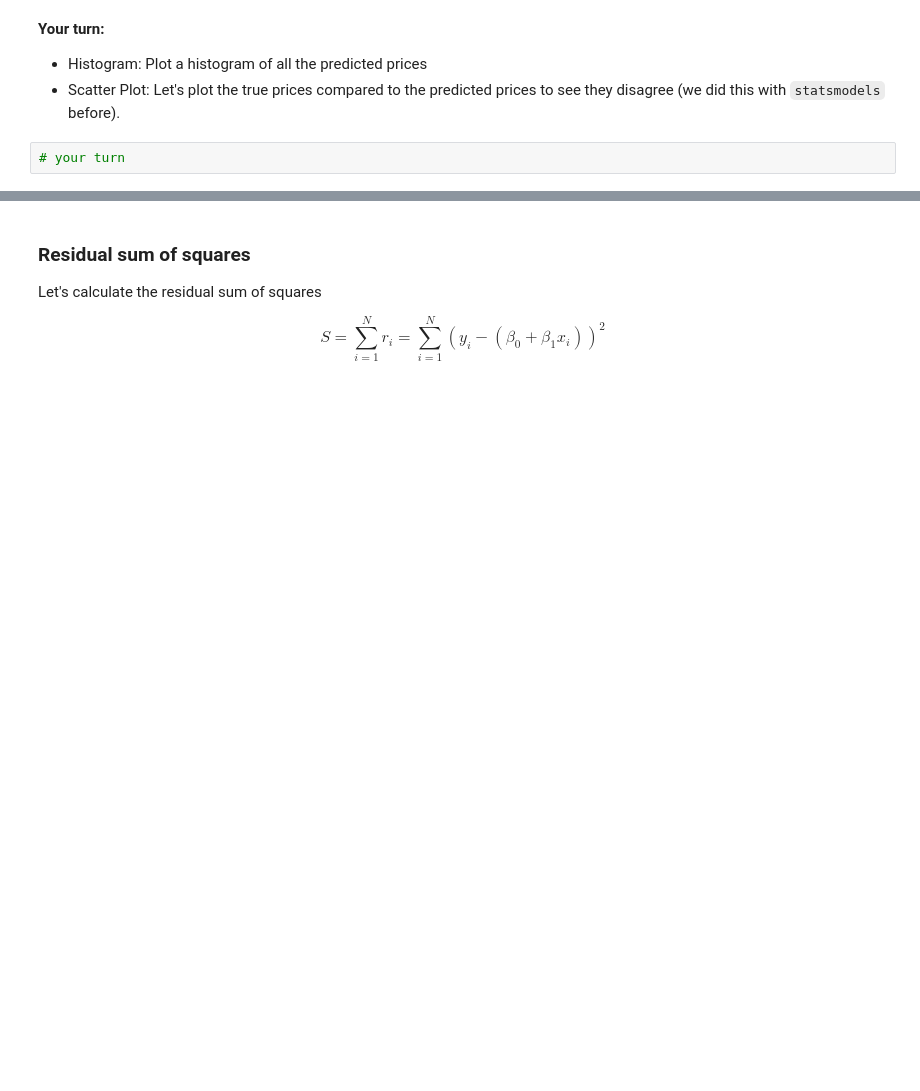
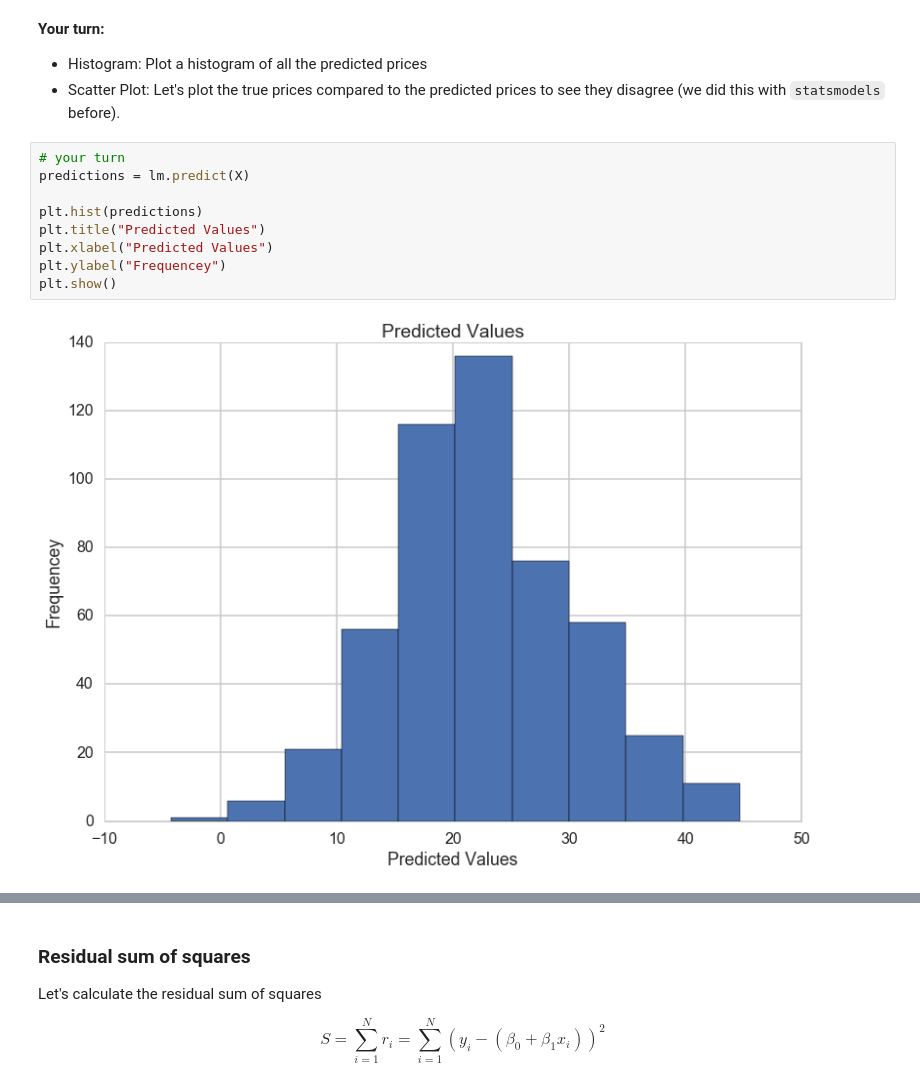
Before and after one commit to trcasey/datascience, a Jupyter notebook: linear_regression/linear_regression/Mini_Project_Linear_Regression.ipynb, the cells around one changed output, grey strips where cells are left out. Saved outputs shown, nothing was run; the diff lists cells and outputs as text; blank space fills up the shorter version.

```diff
--- a/linear_regression/linear_regression/Mini_Project_Linear_Regression.ipynb
+++ b/linear_regression/linear_regression/Mini_Project_Linear_Regression.ipynb
@@ -468,5 +519,14 @@ lm.predict(X)[0:5]
 
 * Histogram: Plot a histogram of all the predicted prices
 * Scatter Plot: Let's plot the true prices compared to the predicted prices to see they disagree (we did this with `statsmodels` before).
-# %%
-# your turn
+# %%
+# your turn
+predictions = lm.predict(X)
+
+plt.hist(predictions)
+plt.title("Predicted Values")
+plt.xlabel("Predicted Values")
+plt.ylabel("Frequencey")
+plt.show()
+# %% [output]
+[figure, added]
```
Also changed, not shown: parts of 39 cells of this notebook.
